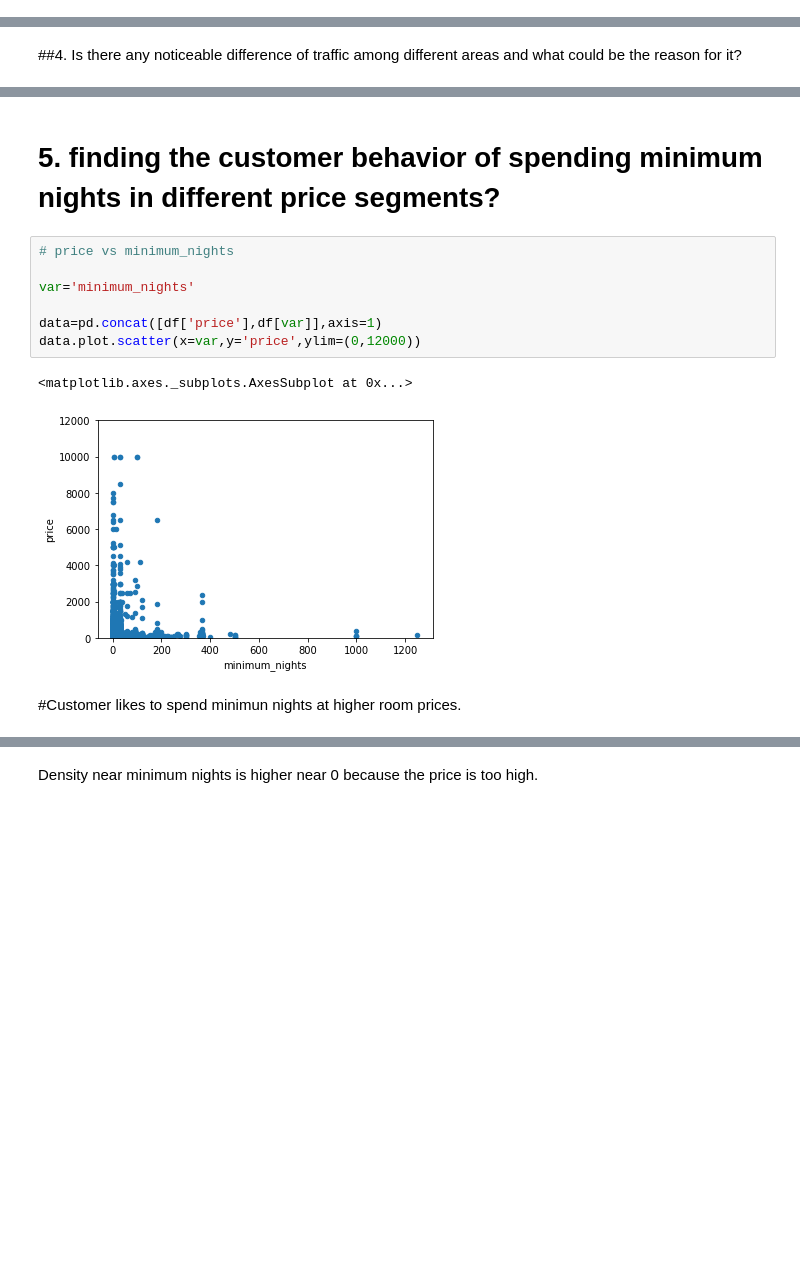
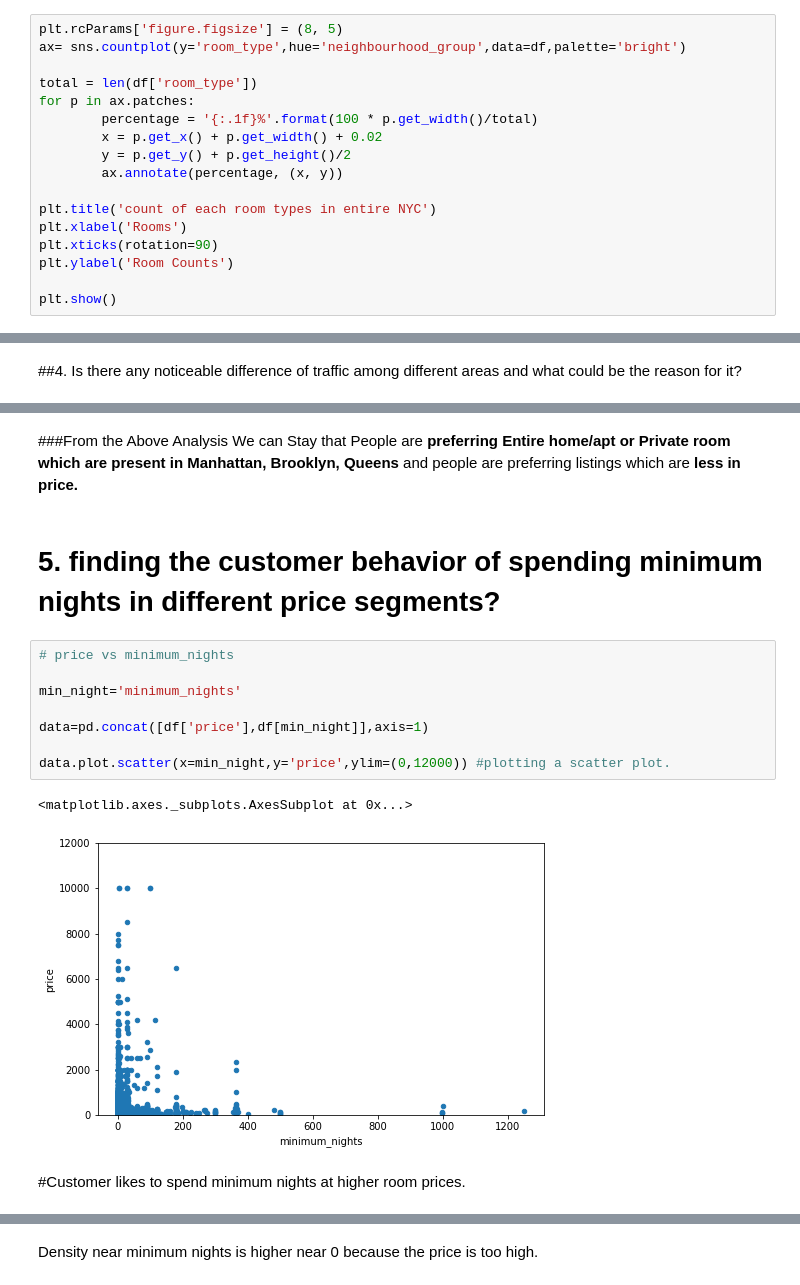
Before and after one commit to rahulwarn/capstone-project-of-Airbnb-Bookings-Analysis, a Jupyter notebook: Airbnb_Bookings_Analysis_Capstone_Project.ipynb, the cells around one changed output, grey strips where cells are left out. Drawn from its saved outputs; the diff is of its cells as text; blank space fills up the shorter version.

```diff
--- a/Airbnb_Bookings_Analysis_Capstone_Project.ipynb
+++ b/Airbnb_Bookings_Analysis_Capstone_Project.ipynb
@@ -415,0 +423,17 @@ plt.show()
+# %%
+plt.rcParams['figure.figsize'] = (8, 5)
+ax= sns.countplot(y='room_type',hue='neighbourhood_group',data=df,palette='bright')
+
+total = len(df['room_type'])
+for p in ax.patches:
+        percentage = '{:.1f}%'.format(100 * p.get_width()/total)
+        x = p.get_x() + p.get_width() + 0.02
+        y = p.get_y() + p.get_height()/2
+        ax.annotate(percentage, (x, y))
+
+plt.title('count of each room types in entire NYC')
+plt.xlabel('Rooms')
+plt.xticks(rotation=90)
+plt.ylabel('Room Counts')
+
+plt.show()
@@ -504,17 +540,20 @@ traffic_areas #reason??
 | 12 | Staten Island | Entire home/apt | 176 |
 | 2 | Bronx | Shared room | 60 |
 | 14 | Staten Island | Shared room | 9 |
+# %% [markdown]
+###From the Above Analysis We can Stay that People are **preferring Entire home/apt or Private room which are present in Manhattan, Brooklyn, Queens** and people are preferring listings which are **less in price.**
 # %% [markdown]
 # 5. finding the customer behavior of spending minimum nights in different price segments?
 # %%
 # price vs minimum_nights
 
-var='minimum_nights'
+min_night='minimum_nights'
 
-data=pd.concat([df['price'],df[var]],axis=1)
-data.plot.scatter(x=var,y='price',ylim=(0,12000))
+data=pd.concat([df['price'],df[min_night]],axis=1)
+
+data.plot.scatter(x=min_night,y='price',ylim=(0,12000)) #plotting a scatter plot.
 # %% [output]
 <matplotlib.axes._subplots.AxesSubplot at 0x...>
-[figure, old version]
+[figure, new version]
 # %% [markdown]
-#Customer likes to spend minimun nights at higher room prices.
+#Customer likes to spend minimum nights at higher room prices.
```
Also changed, not shown: parts of 33 cells of this notebook.
